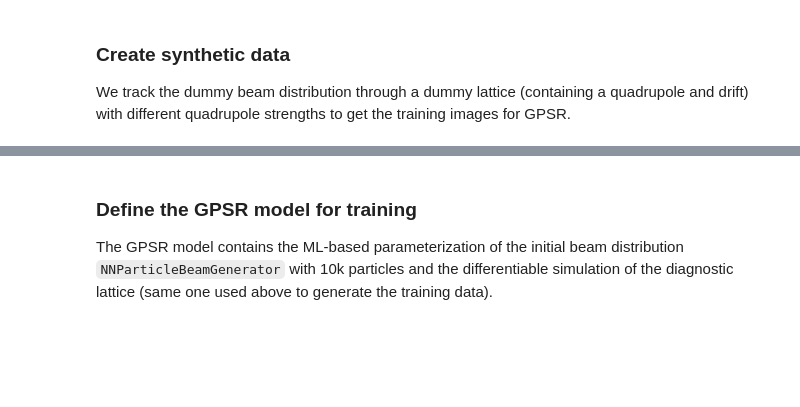
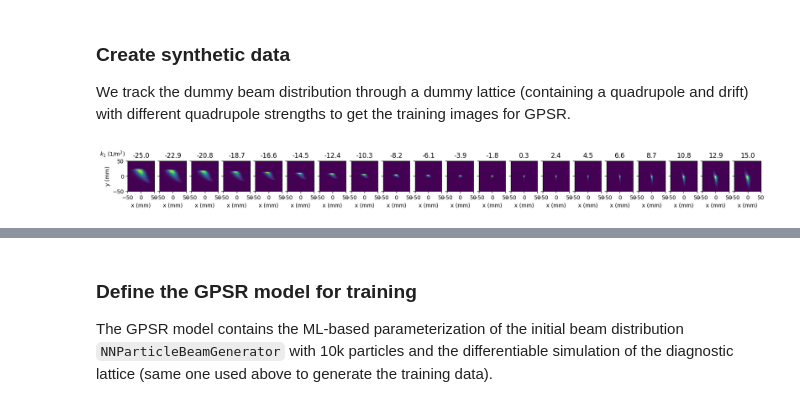
Before and after one commit to roussel-ryan/gpsr, a Jupyter notebook: docs/examples/benchmarking/benchmark_reconstruction_4d.ipynb, the cells around one changed output, grey strips where cells are left out. Cells and saved outputs as stored; diff of their text form; code cells hidden in the pictures; blank space fills up the shorter version.

```diff
--- a/docs/examples/benchmarking/benchmark_reconstruction_4d.ipynb
+++ b/docs/examples/benchmarking/benchmark_reconstruction_4d.ipynb
@@ -18,7 +18,7 @@ from gpsr.datasets import QuadScanDataset
 # create synthetic ground truth beam from base and transform yaml files
 p0c = 43.36e6  # reference momentum in eV/c
 
-gt_beam = torch.load("../example_data/example_distributions/complex_beam.pt")
+gt_beam = torch.load("../example_data/example_distributions/complex_beam.pt", weights_only=False)
 gt_beam = ParticleBeam(gt_beam.particles, gt_beam.energy)
 # %%
 # plot synthetic ground truth beam projections
@@ -52,24 +54,23 @@ We track the dummy beam distribution through a dummy lattice (containing a quadr
 # %%
 # create synthetic data
 # get model
-gpsr_lattice = GPSRQuadScanLattice(l_quad=0.1, l_drift=1.0, diagnostic=screen)
+gpsr_lattice = GPSRQuadScanLattice(l_quad=0.1, l_drift=1.0, screen=screen)
 
 # quadrupole strengths for scan (reshape as: n_quad_strengths x n_images_per_quad_strength x 1)
 n_ks = 20
 ks = torch.linspace(-25, 15, n_ks).unsqueeze(-1)
 gpsr_lattice.set_lattice_parameters(ks)
 
 # propagate beam and get images
 images = gpsr_lattice.track_and_observe(gt_beam)[0]
 
-# split in training and testing sets
-train_ks = ks[::2]
-test_ks = ks[1::2]
+# create dataset
+dataset = QuadScanDataset(ks, images, screen=screen)
 
-train_images = images[::2]
-test_images = images[1::2]
+# split dataset into training and test sets
+train_k_ids = np.arange(0, len(dataset.parameters), 2)
+train_dset, test_dset = split_dataset(dataset, train_k_ids)
 
-train_dset = QuadScanDataset(train_ks, train_images, screen=screen)
-test_dset = QuadScanDataset(test_ks, test_images, screen=screen)
-
-train_dset.plot_data();
+dataset.plot_data();
+# %% [output]
+[figure, added]
```
Also changed, not shown: parts of 8 cells of this notebook, 1 other file.
